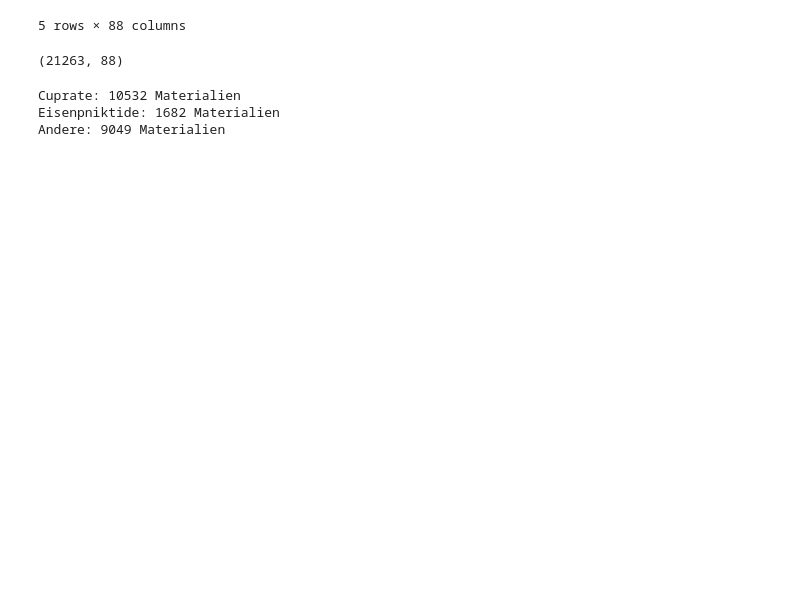
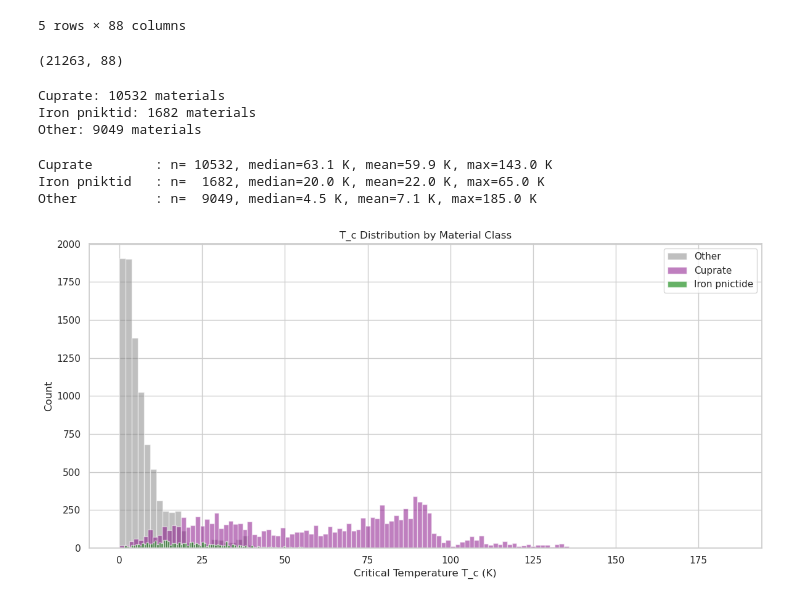
Before and after one commit to KKulmus/superconductor-tc-prediction, a Jupyter notebook: notebooks/01_EDA.ipynb, the cells around one changed output. Saved outputs shown, nothing was run; the diff lists cells and outputs as text; code cells hidden in the pictures; blank space fills up the shorter version.

```diff
--- a/notebooks/01_EDA.ipynb
+++ b/notebooks/01_EDA.ipynb
@@ -166,24 +166,54 @@ df_mat.shape
 # %% [output]
 (21263, 88)
 # %%
-# T_c aus dem originalen DataFrame übernehmen
+
 df_mat["critical_temp"] = df["critical_temp"]
 
-# Materialklasse: Cuprat (enthält Cu)?
+# Material class: Cuprate (contains Cu)?
 df_mat["is_cuprate"] = (df_mat["Cu"] > 0) & (df_mat["O"] > 0)
 
-# Eisenpniktid (enthält Fe und As/Se)?
+# Iron pniktid (contains Fe and As/Se)?
 df_mat["is_iron_pnictide"] = (df_mat["Fe"] > 0) & ((df_mat["As"] > 0) | (df_mat["Se"] > 0))
 
-# Anzahl der Elemente pro Material
+# Number of elements per material
 element_columns = df_mat.columns[:87]
 df_mat["n_elements"] = (df_mat[element_columns] > 0).sum(axis=1)
 
 # Überblick
-print(f"Cuprate: {df_mat['is_cuprate'].sum()} Materialien")
-print(f"Eisenpniktide: {df_mat['is_iron_pnictide'].sum()} Materialien")
-print(f"Andere: {(~df_mat['is_cuprate'] & ~df_mat['is_iron_pnictide']).sum()} Materialien")
+print(f"Cuprate: {df_mat['is_cuprate'].sum()} materials")
+print(f"Iron pnictide: {df_mat['is_iron_pnictide'].sum()} materials")
+print(f"Other: {(~df_mat['is_cuprate'] & ~df_mat['is_iron_pnictide']).sum()} materials")
 # %% [output]
-Cuprate: 10532 Materialien
-Eisenpniktide: 1682 Materialien
-Andere: 9049 Materialien
+Cuprate: 10532 materials
+Iron pniktid: 1682 materials
+Other: 9049 materials
+# %%
+for label, mask in [("Cuprate", df_mat["is_cuprate"]),
+                    ("Iron pnictide", df_mat["is_iron_pnictide"]),
+                    ("Other", ~df_mat["is_cuprate"] & ~df_mat["is_iron_pnictide"])]:
+    tc = df_mat.loc[mask, "critical_temp"]
+    print(f"{label:15s}: n={len(tc):6d}, median={tc.median():.1f} K, mean={tc.mean():.1f} K, max={tc.max():.1f} K")
+# %% [output]
+Cuprate        : n= 10532, median=63.1 K, mean=59.9 K, max=143.0 K
+Iron pniktid   : n=  1682, median=20.0 K, mean=22.0 K, max=65.0 K
+Other          : n=  9049, median=4.5 K, mean=7.1 K, max=185.0 K
+# %%
+fig, ax = plt.subplots(figsize=(12, 6))
+
+
+ax.hist(df_mat.loc[~df_mat["is_cuprate"] & ~df_mat["is_iron_pnictide"], "critical_temp"],
+        bins=100, alpha=0.5, label="Other", color="gray")
+
+ax.hist(df_mat.loc[df_mat["is_cuprate"], "critical_temp"],
+        bins=100, alpha=0.5, label="Cuprate", color="purple")
+ax.hist(df_mat.loc[df_mat["is_iron_pnictide"], "critical_temp"],
+        bins=100, alpha=0.6, label="Iron pnictide", color="green")
+
+ax.set_xlabel("Critical Temperature T_c (K)")
+ax.set_ylabel("Count")
+ax.set_title("T_c Distribution by Material Class")
+ax.legend()
+plt.tight_layout()
+plt.show()
+# %% [output]
+[figure, added]
```
Also changed, not shown: parts of 5 cells of this notebook.
